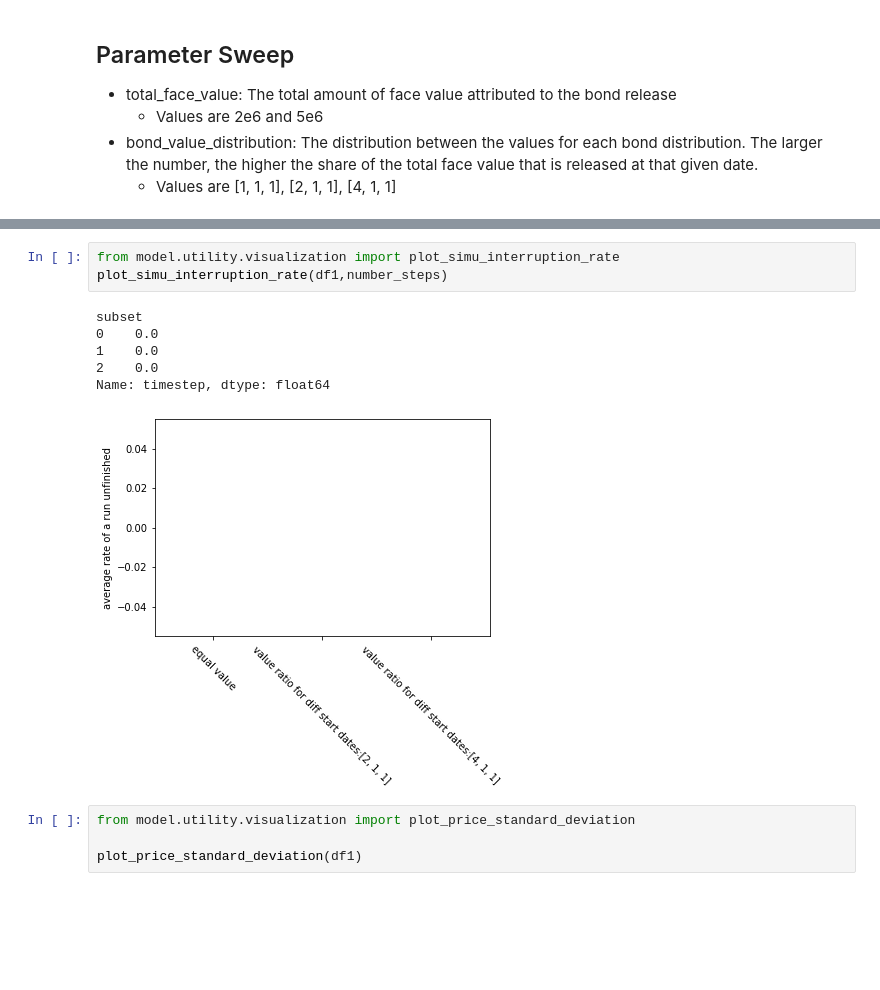
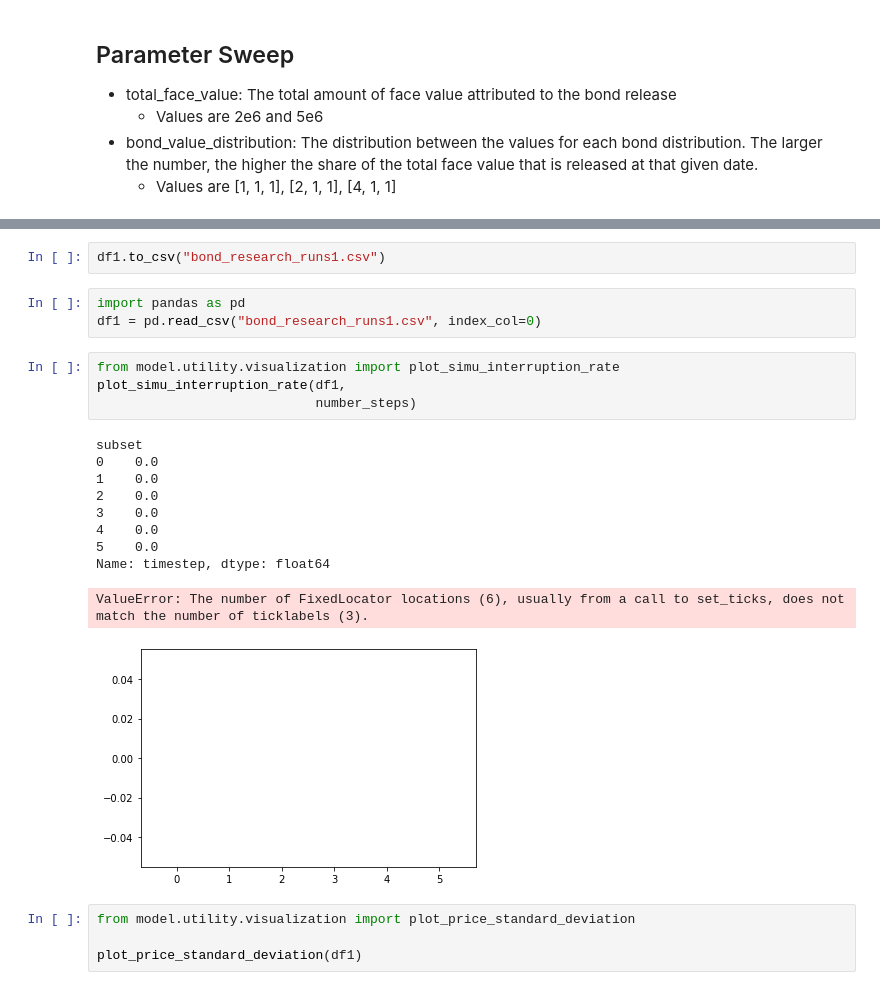
Before and after one commit to OlympusDAO/olympus-digital-twin, a Jupyter notebook: ohmbond_research.ipynb, the cells around one changed output, grey strips where cells are left out. Cells and saved outputs as stored; diff of their text form; blank space fills up the shorter version.

```diff
--- a/ohmbond_research.ipynb
+++ b/ohmbond_research.ipynb
@@ -127,13 +128,23 @@ Execution Mode: parallelized
+# %%
+df1.to_csv("bond_research_runs1.csv")
+# %%
+import pandas as pd
+df1 = pd.read_csv("bond_research_runs1.csv", index_col=0)
 # %%
 from model.utility.visualization import plot_simu_interruption_rate
-plot_simu_interruption_rate(df1,number_steps)
+plot_simu_interruption_rate(df1,
+                            number_steps)
 # %% [output]
 subset
 0    0.0
 1    0.0
 2    0.0
+3    0.0
+4    0.0
+5    0.0
 Name: timestep, dtype: float64
+ValueError: The number of FixedLocator locations (6), usually from a call to set_ticks, does not match the number of ticklabels (3).
-[figure, old version]
+[figure, new version]
 # %%
 from model.utility.visualization import plot_price_standard_deviation
 
```
Also changed, not shown: parts of 1 cell of this notebook, 1 other file.
